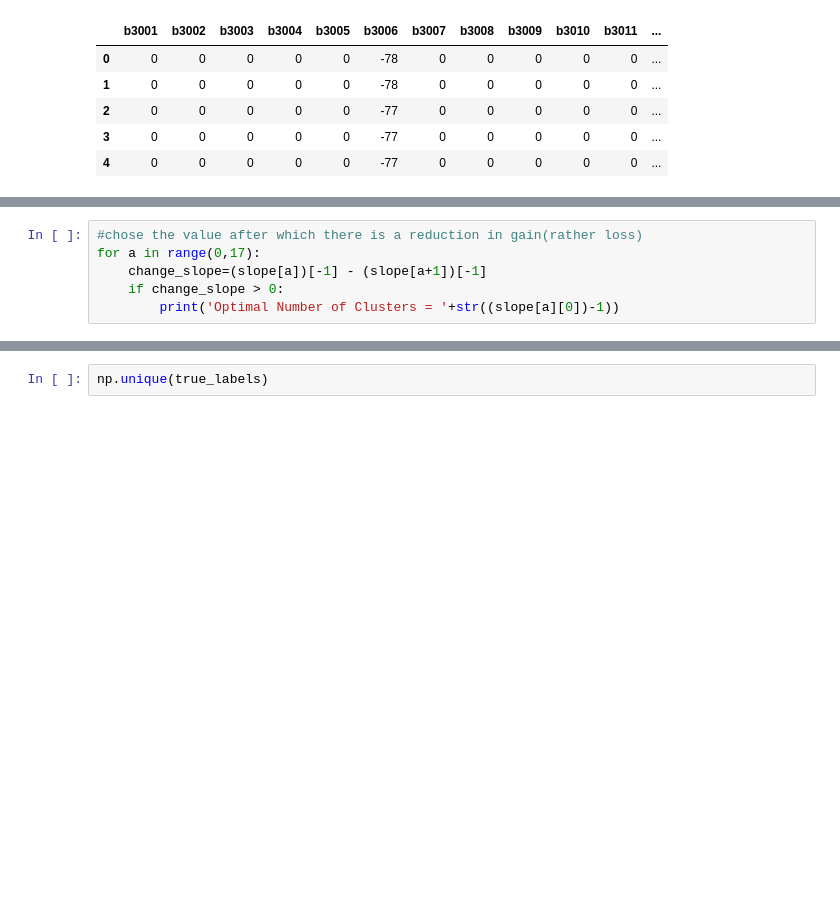
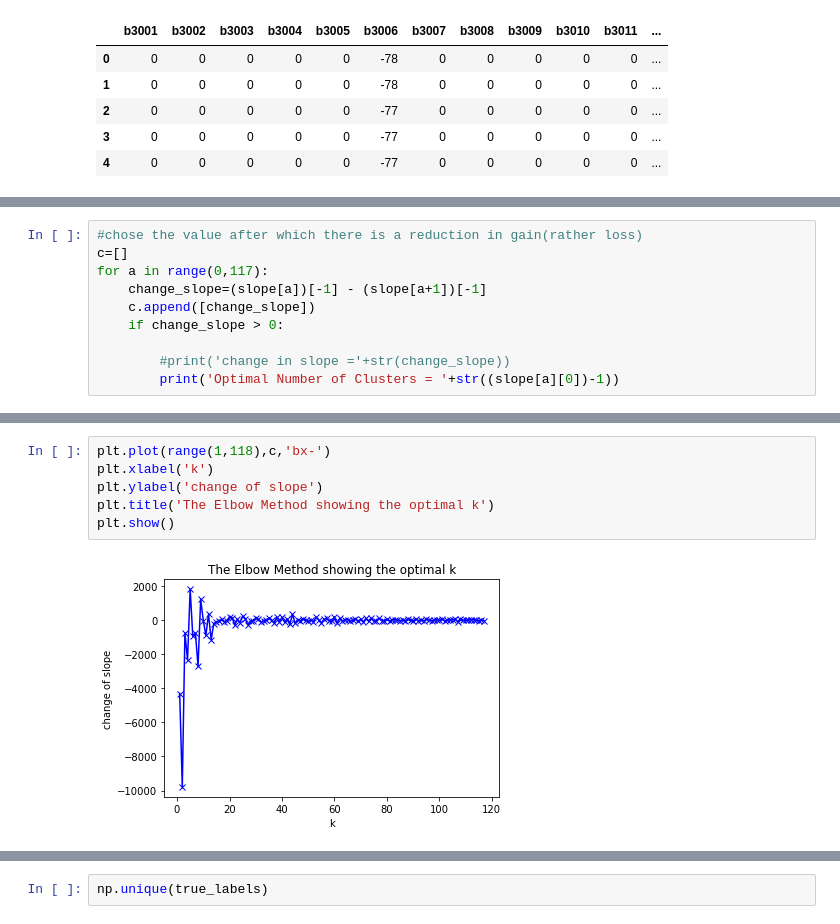
Before and after one commit to shobhitagrawal24/MasterThesis, a Jupyter notebook: Analysis/BLE_RSSI_dataset/EDA.ipynb, the cells around one changed output, grey strips where cells are left out. Cells and saved outputs as stored; diff of their text form; blank space fills up the shorter version.

```diff
--- a/Analysis/BLE_RSSI_dataset/EDA.ipynb
+++ b/Analysis/BLE_RSSI_dataset/EDA.ipynb
@@ -89,7 +105,11 @@ slope
 # %%
 #chose the value after which there is a reduction in gain(rather loss)
-for a in range(0,17):
+c=[]
+for a in range(0,117):
     change_slope=(slope[a])[-1] - (slope[a+1])[-1]
+    c.append([change_slope])
     if change_slope > 0:
+
+        #print('change in slope ='+str(change_slope))
         print('Optimal Number of Clusters = '+str((slope[a][0])-1))
 # %% [output]
@@ -101,0 +138,8 @@ Optimal Number of Clusters = 15
+# %%
+plt.plot(range(1,118),c,'bx-')
+plt.xlabel('k')
+plt.ylabel('change of slope')
+plt.title('The Elbow Method showing the optimal k')
+plt.show()
+# %% [output]
+[figure, added]
```
Also changed, not shown: parts of 11 cells of this notebook, 5 other files.
